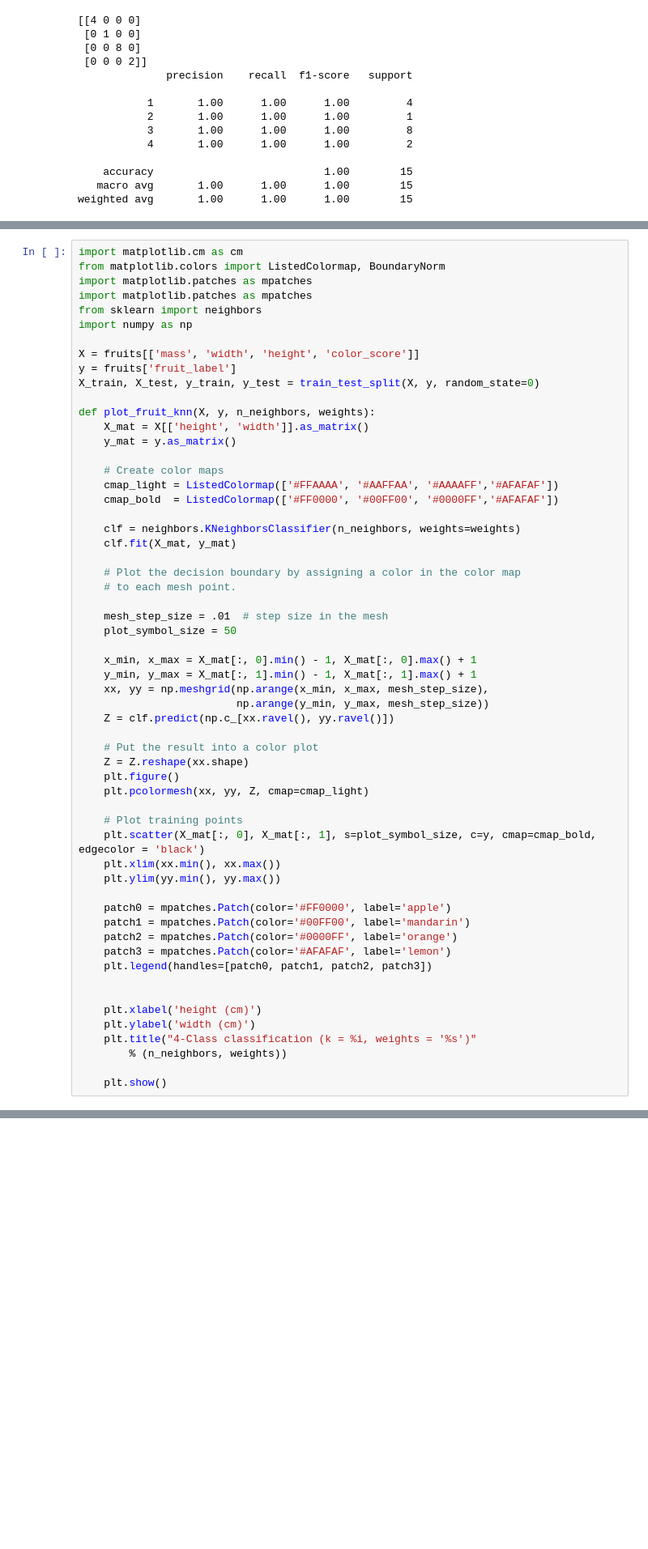
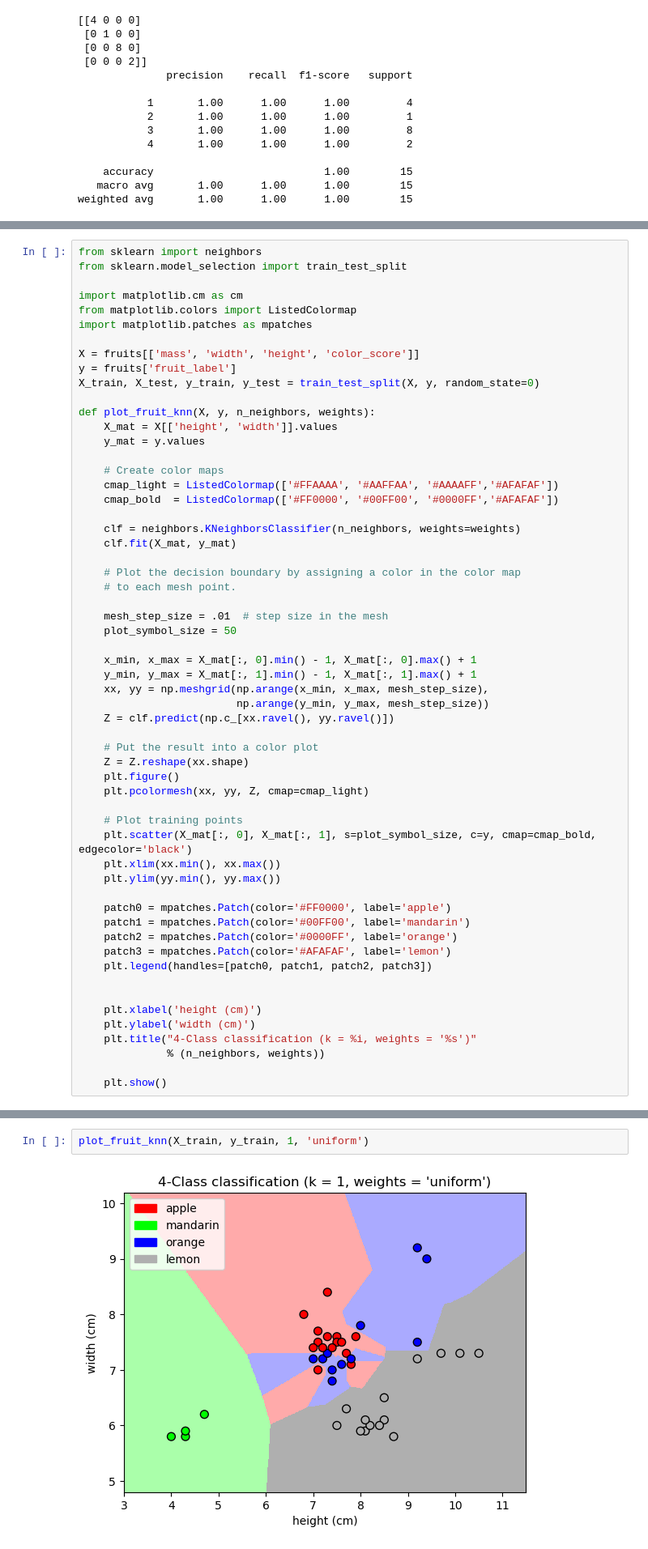
Before and after one commit to CarsonMcDermott/ML-Fruit-Classification, a Jupyter notebook: determine_fruit.ipynb, the cells around one changed output, grey strips where cells are left out. Shown at 81% size. Saved outputs shown, nothing was run; the diff lists cells and outputs as text; blank space fills up the shorter version.

Commit message:
added plot_fruit_knn variations

```diff
--- a/determine_fruit.ipynb
+++ b/determine_fruit.ipynb
@@ -229,18 +231,18 @@ weighted avg       1.00      1.00      1.00        15
 # %%
+from sklearn import neighbors
+from sklearn.model_selection import train_test_split
+
 import matplotlib.cm as cm
-from matplotlib.colors import ListedColormap, BoundaryNorm
+from matplotlib.colors import ListedColormap
 import matplotlib.patches as mpatches
-import matplotlib.patches as mpatches
-from sklearn import neighbors
-import numpy as np
 
 X = fruits[['mass', 'width', 'height', 'color_score']]
 y = fruits['fruit_label']
 X_train, X_test, y_train, y_test = train_test_split(X, y, random_state=0)
 
 def plot_fruit_knn(X, y, n_neighbors, weights):
-    X_mat = X[['height', 'width']].as_matrix()
-    y_mat = y.as_matrix()
+    X_mat = X[['height', 'width']].values
+    y_mat = y.values
 
     # Create color maps
     cmap_light = ListedColormap(['#FFAAAA', '#AAFFAA', '#AAAAFF','#AFAFAF'])
@@ -267,7 +269,7 @@ def plot_fruit_knn(X, y, n_neighbors, weights):
     plt.pcolormesh(xx, yy, Z, cmap=cmap_light)
 
     # Plot training points
-    plt.scatter(X_mat[:, 0], X_mat[:, 1], s=plot_symbol_size, c=y, cmap=cmap_bold, edgecolor = 'black')
+    plt.scatter(X_mat[:, 0], X_mat[:, 1], s=plot_symbol_size, c=y, cmap=cmap_bold, edgecolor='black')
     plt.xlim(xx.min(), xx.max())
     plt.ylim(yy.min(), yy.max())
 
@@ -281,7 +283,7 @@ def plot_fruit_knn(X, y, n_neighbors, weights):
     plt.xlabel('height (cm)')
     plt.ylabel('width (cm)')
     plt.title("4-Class classification (k = %i, weights = '%s')"
-        % (n_neighbors, weights))
+              % (n_neighbors, weights))
 
     plt.show()
 # %%
@@ -290,0 +293,4 @@ AttributeError: 'DataFrame' object has no attribute 'as_matrix'
+# %%
+plot_fruit_knn(X_train, y_train, 1, 'uniform')
+# %% [output]
+[figure, added]
```
Also changed, not shown: parts of 7 cells of this notebook.
